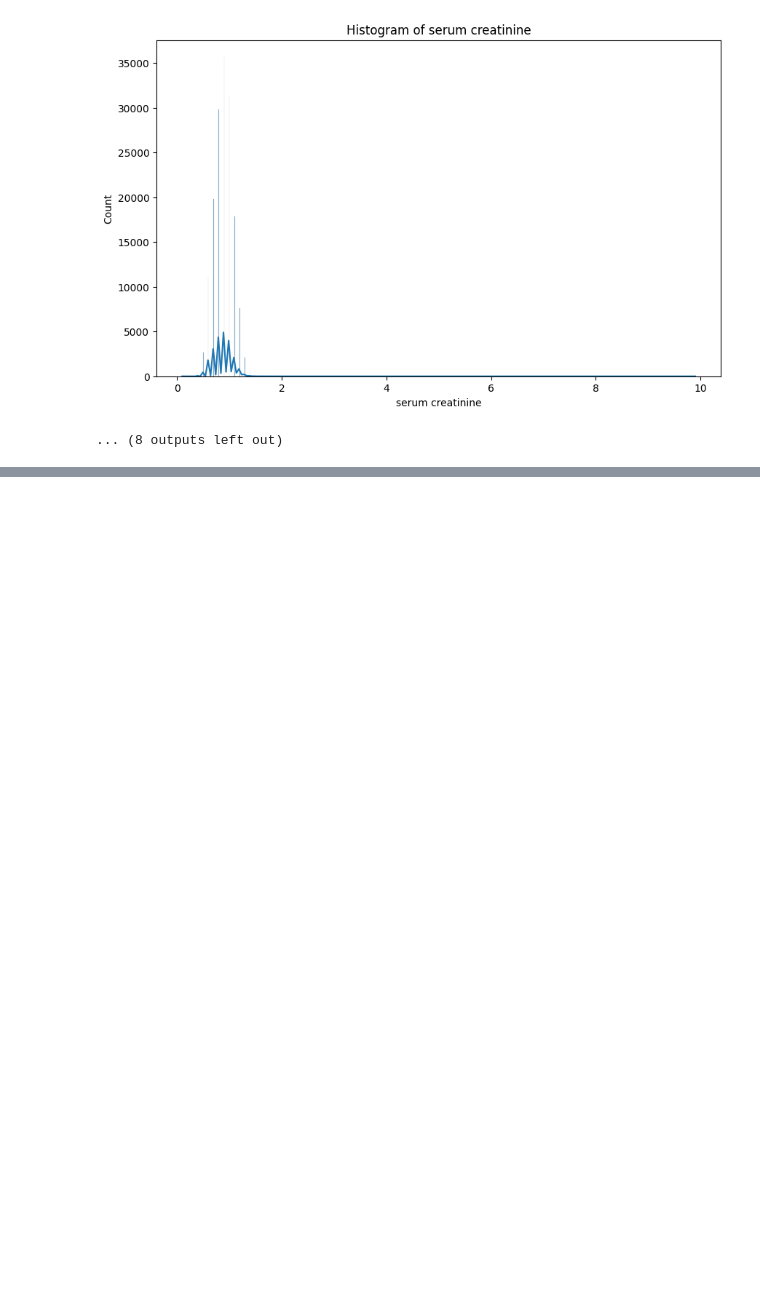
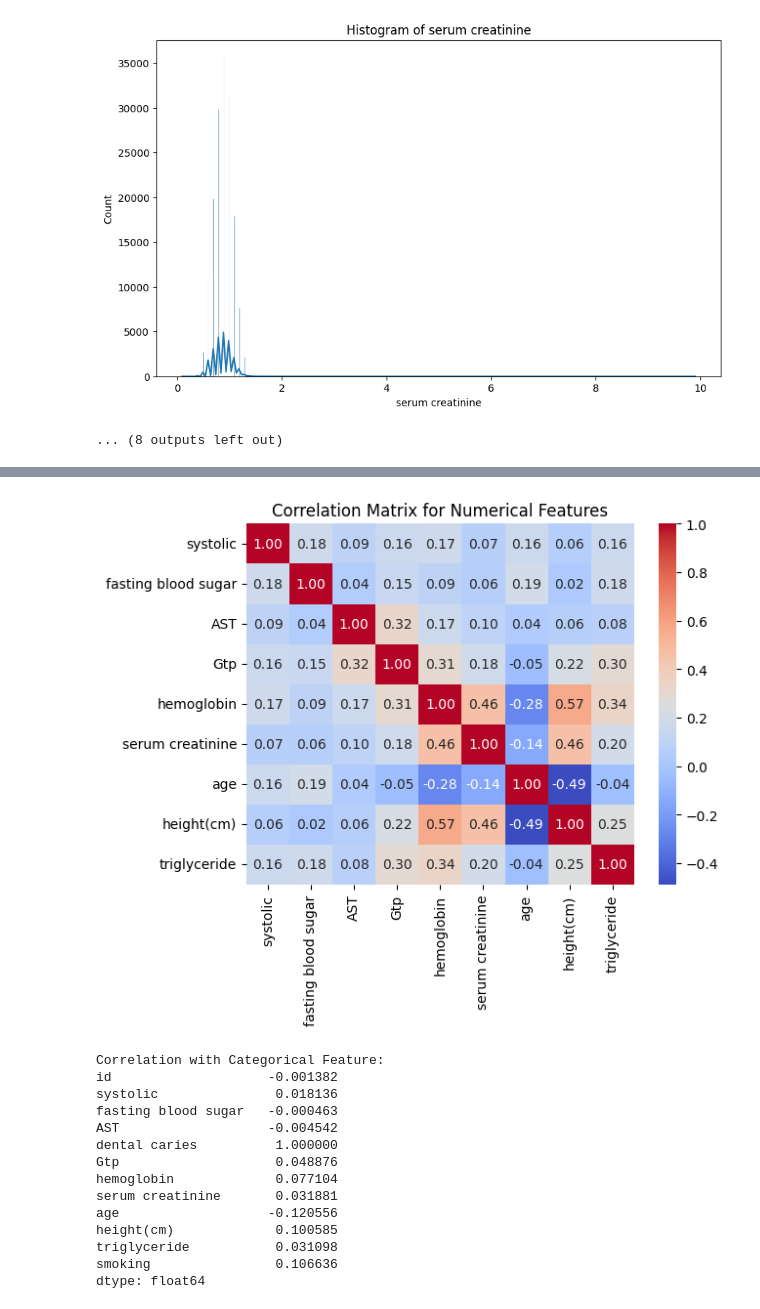
Before and after one commit to Asser146/ML-Assignments, a Jupyter notebook: Assignment3_Bagging_Boosting/ML_Assignment_3.ipynb, the cells around one changed output, grey strips where cells are left out. Saved outputs shown, nothing was run; the diff lists cells and outputs as text; code cells hidden in the pictures; blank space fills up the shorter version.

```diff
--- a/Assignment3_Bagging_Boosting/ML_Assignment_3.ipynb
+++ b/Assignment3_Bagging_Boosting/ML_Assignment_3.ipynb
@@ -113,0 +163,29 @@ Name: serum creatinine, dtype: float64
+# %%
+# Calculate and display correlation matrix for numerical features
+correlation_matrix = data[numerical_features].corr()
+sns.heatmap(correlation_matrix, annot=True, cmap='coolwarm', fmt=".2f")
+plt.title('Correlation Matrix for Numerical Features')
+plt.show()
+
+# Calculate point-biserial correlation or eta-squared for each numerical feature and the categorical feature
+correlation_with_categorical = data.apply(lambda x: x.corr(data[categorical_features]))
+
+# Display the results
+print("Correlation with Categorical Feature:")
+print(correlation_with_categorical)
+# %% [output]
+[figure, added]
+Correlation with Categorical Feature:
+id                    -0.001382
+systolic               0.018136
+fasting blood sugar   -0.000463
+AST                   -0.004542
+dental caries          1.000000
+Gtp                    0.048876
+hemoglobin             0.077104
+serum creatinine       0.031881
+age                   -0.120556
+height(cm)             0.100585
+triglyceride           0.031098
+smoking                0.106636
+dtype: float64
```
Also changed, not shown: parts of 8 cells of this notebook, 1 other file.
